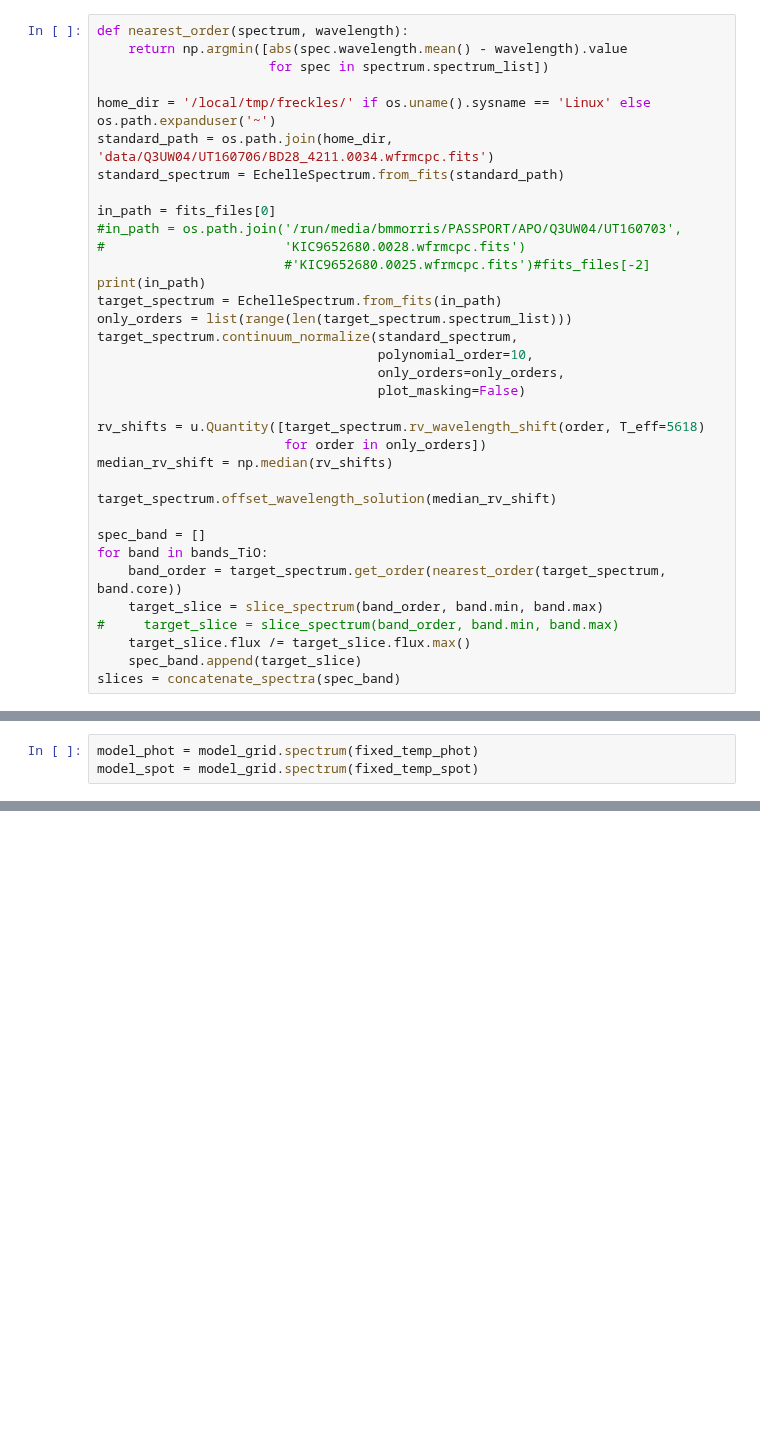
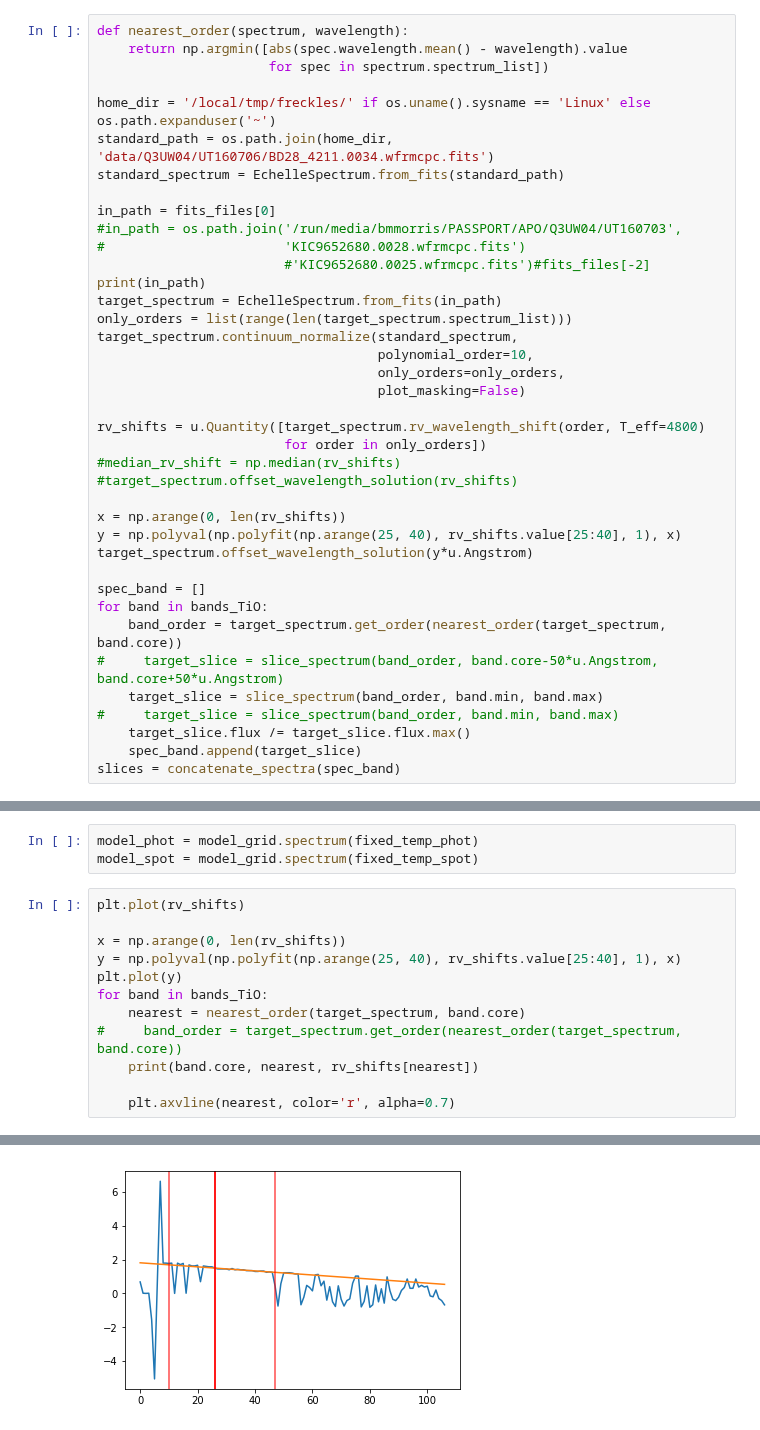
Before and after one commit to bmorris3/freckles, a Jupyter notebook: h11_fixedt.ipynb, the cells around one changed output, grey strips where cells are left out. Saved outputs shown, nothing was run; the diff lists cells and outputs as text; blank space fills up the shorter version.

Commit message:
better wavelength corrections

```diff
--- a/h11_fixedt.ipynb
+++ b/h11_fixedt.ipynb
@@ -139,15 +142,19 @@ target_spectrum.continuum_normalize(standard_spectrum,
                                     only_orders=only_orders,
                                     plot_masking=False)
 
-rv_shifts = u.Quantity([target_spectrum.rv_wavelength_shift(order, T_eff=5618)
+rv_shifts = u.Quantity([target_spectrum.rv_wavelength_shift(order, T_eff=4800)
                         for order in only_orders])
-median_rv_shift = np.median(rv_shifts)
+#median_rv_shift = np.median(rv_shifts)
+#target_spectrum.offset_wavelength_solution(rv_shifts)
 
-target_spectrum.offset_wavelength_solution(median_rv_shift)
+x = np.arange(0, len(rv_shifts))
+y = np.polyval(np.polyfit(np.arange(25, 40), rv_shifts.value[25:40], 1), x)
+target_spectrum.offset_wavelength_solution(y*u.Angstrom)
 
 spec_band = []
 for band in bands_TiO:
     band_order = target_spectrum.get_order(nearest_order(target_spectrum, band.core))
+#     target_slice = slice_spectrum(band_order, band.core-50*u.Angstrom, band.core+50*u.Angstrom)
     target_slice = slice_spectrum(band_order, band.min, band.max)
 #     target_slice = slice_spectrum(band_order, band.min, band.max)
     target_slice.flux /= target_slice.flux.max()
@@ -158,3 +167,16 @@ slices = concatenate_spectra(spec_band)
 # %%
 model_phot = model_grid.spectrum(fixed_temp_phot)
 model_spot = model_grid.spectrum(fixed_temp_spot)
+# %%
+plt.plot(rv_shifts)
+
+x = np.arange(0, len(rv_shifts))
+y = np.polyval(np.polyfit(np.arange(25, 40), rv_shifts.value[25:40], 1), x)
+plt.plot(y)
+for band in bands_TiO:
+    nearest = nearest_order(target_spectrum, band.core)
+#     band_order = target_spectrum.get_order(nearest_order(target_spectrum, band.core))
+    print(band.core, nearest, rv_shifts[nearest])
+
+    plt.axvline(nearest, color='r', alpha=0.7)
+# %% [output]
@@ -160,0 +188 @@ model_spot = model_grid.spectrum(fixed_temp_spot)
+[figure, added]
```
Also changed, not shown: parts of 14 cells of this notebook, 4 other files.
